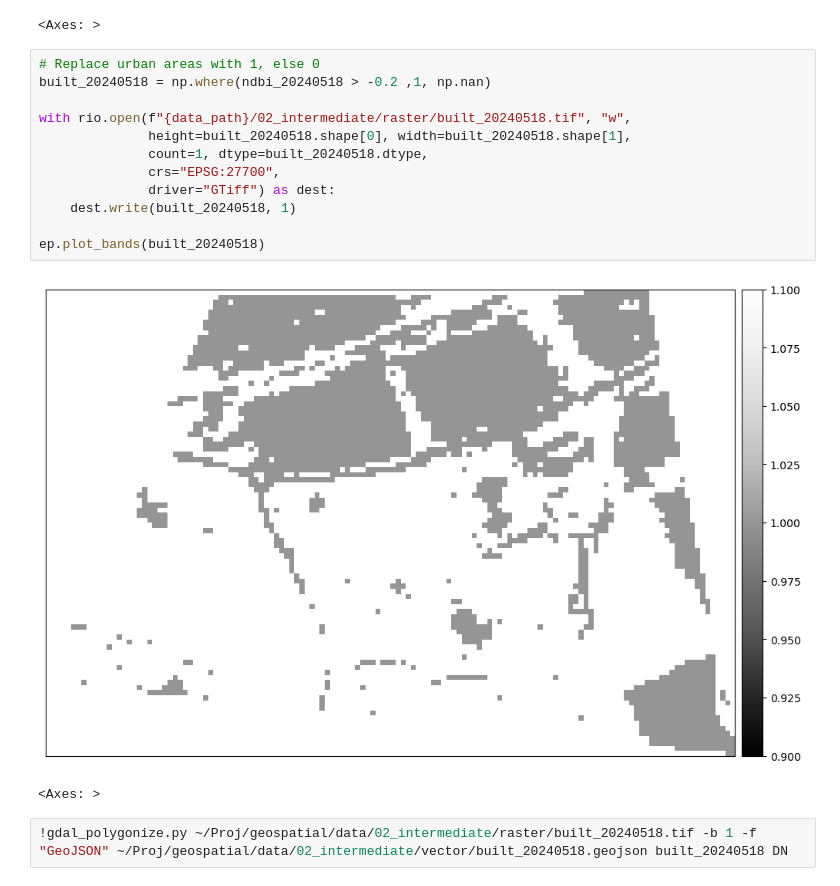
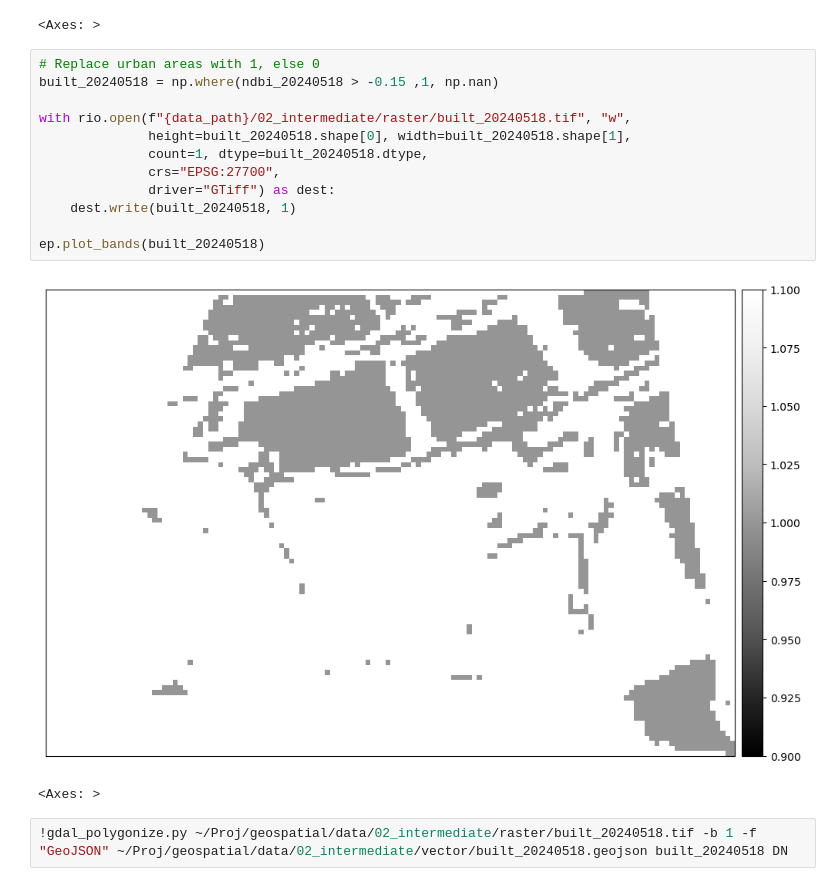
Before and after one commit to chrischank/geospatial, a Jupyter notebook: notebooks/Spectral_ChangeDetection.ipynb, the cells around one changed output. Drawn from its saved outputs; the diff is of its cells as text.

```diff
--- a/notebooks/Spectral_ChangeDetection.ipynb
+++ b/notebooks/Spectral_ChangeDetection.ipynb
@@ -125,18 +147,18 @@ ep.plot_bands(water_20240518)
 <Axes: >
 # %%
 # Replace urban areas with 1, else 0
-built_20240518 = np.where(ndbi_20240518 > -0.2 ,1, np.nan)
+built_20240518 = np.where(ndbi_20240518 > -0.15 ,1, np.nan)
 
 with rio.open(f"{data_path}/02_intermediate/raster/built_20240518.tif", "w",
               height=built_20240518.shape[0], width=built_20240518.shape[1],
               count=1, dtype=built_20240518.dtype,
               crs="EPSG:27700",
               driver="GTiff") as dest:
     dest.write(built_20240518, 1)
 
 ep.plot_bands(built_20240518)
 # %% [output]
-[figure, old version]
+[figure, new version]
 <Axes: >
 # %%
 !gdal_polygonize.py ~/Proj/geospatial/data/02_intermediate/raster/built_20240518.tif -b 1 -f "GeoJSON" ~/Proj/geospatial/data/02_intermediate/vector/built_20240518.geojson built_20240518 DN
```
Also changed, not shown: parts of 7 cells of this notebook.
